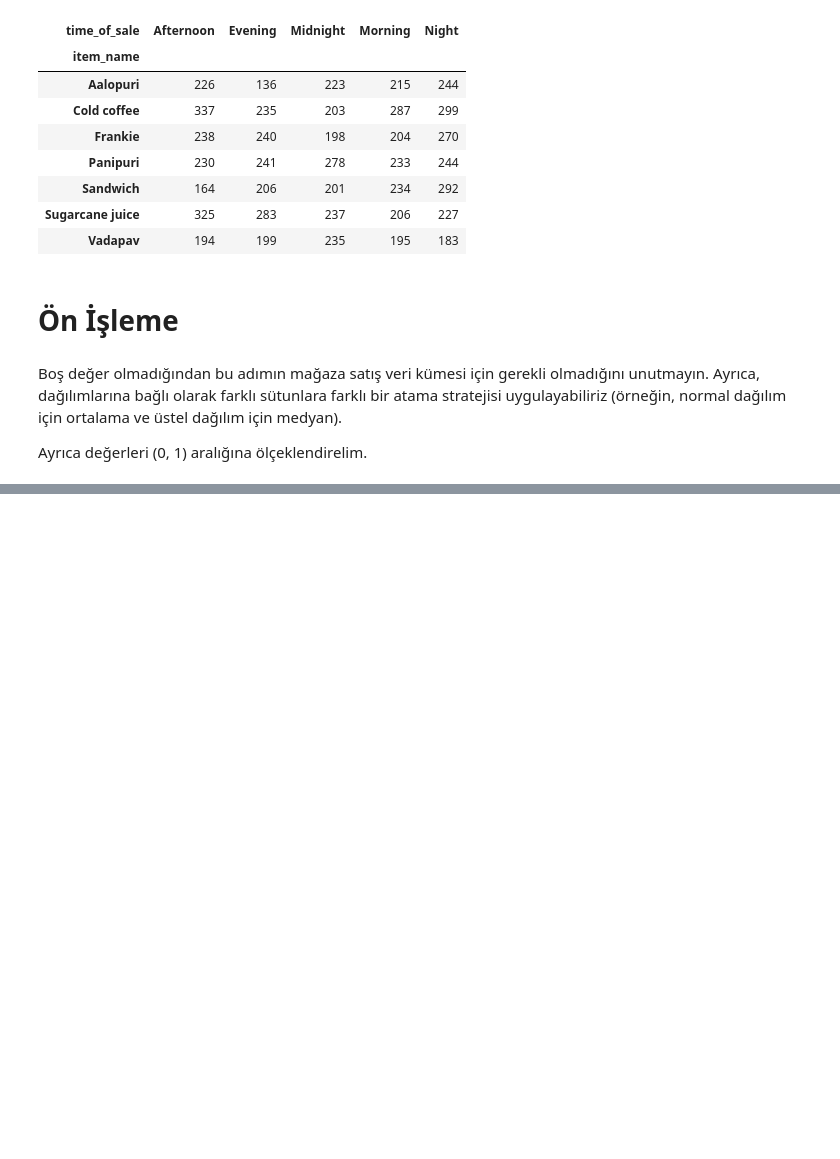
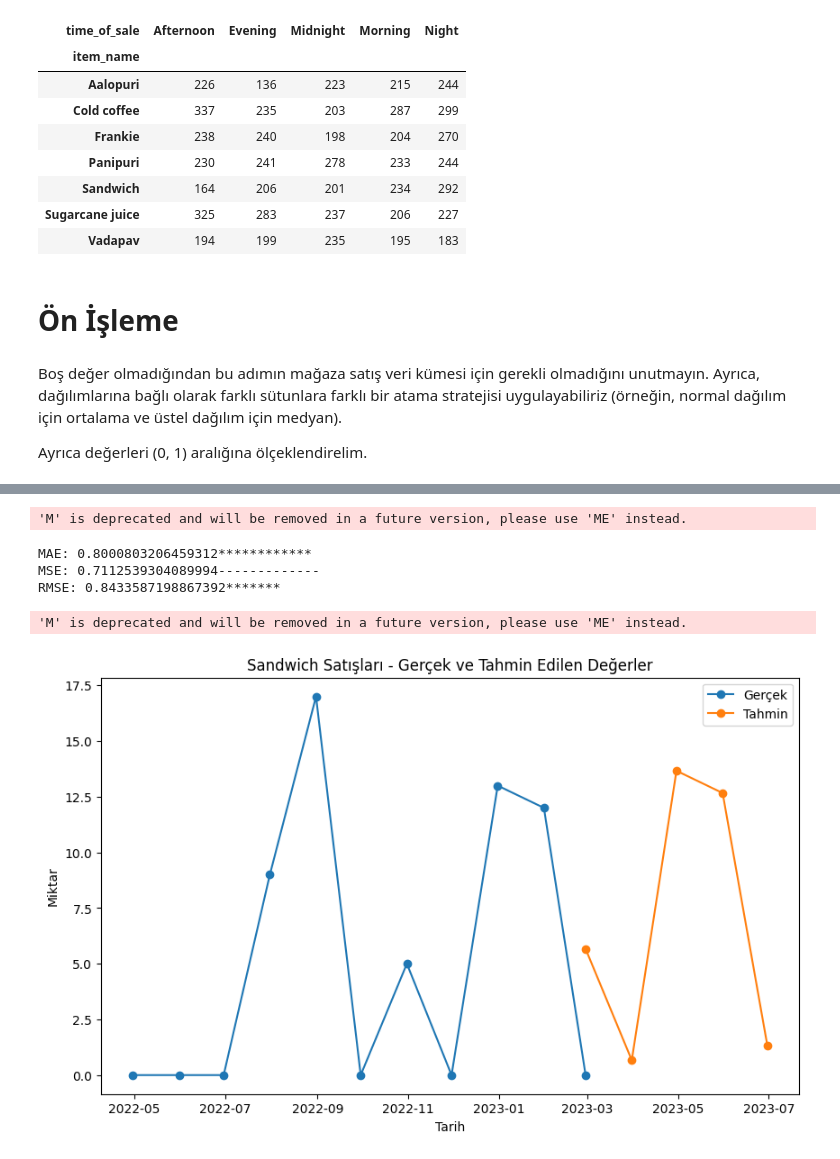
Before and after one commit to ismailcankaratas/RestaurantSalesReport, a Jupyter notebook: app.ipynb, the cells around one changed output, grey strips where cells are left out. Drawn from its saved outputs; the diff is of its cells as text; code cells hidden in the pictures; blank space fills up the shorter version.

```diff
--- a/app.ipynb
+++ b/app.ipynb
@@ -188,0 +338,51 @@ df
+# %%
+from statsmodels.tsa.holtwinters import ExponentialSmoothing
+# 'Sandwich' verilerini filtreleme
+sandwich = monthly_sales.query("item_name == 'Cold coffee'")
+train_sandwich = pd.DataFrame(sandwich[['quantity', 'date']])
+train_sandwich['date'] = pd.to_datetime(train_sandwich['date'])
+train_sandwich.set_index('date', inplace=True)
+train_sandwich.rename(columns={'quantity': 'Value'}, inplace=True)
+
+# Eksik değerleri kontrol etme
+train_sandwich = train_sandwich.asfreq('M')
+train_sandwich['Value'] = train_sandwich['Value'].fillna(0)
+
+# Modeli oluşturma ve eğitme
+model = ExponentialSmoothing(train_sandwich['Value'], trend='add', seasonal='add', seasonal_periods=5)
+model_fit = model.fit(optimized=True)
+
+# Tahmin yapma
+forecast = model_fit.forecast(steps=5)
+
+from sklearn.metrics import mean_absolute_error
+y_true = train_sandwich['Value'][-5:]  # Son 5 gerçek değer
+y_pred = forecast
+mae = mean_absolute_error(y_true, y_pred)
+print(f"MAE: {mae}************")
+
+from sklearn.metrics import mean_squared_error
+mse = mean_squared_error(y_true, y_pred)
+print(f"MSE: {mse}-------------")
+
+rmse = np.sqrt(mse)
+print(f"RMSE: {rmse}*******")
+
+
+# Gerçek ve tahmin edilen değerleri çizme
+plt.figure(figsize=(10, 6))
+plt.plot(train_sandwich.index, train_sandwich['Value'], label='Gerçek', marker='o')
+forecast_index = pd.date_range(start=train_sandwich.index[-1], periods=5, freq='M')
+plt.plot(forecast_index, forecast, label='Tahmin', marker='o')
+plt.xlabel('Tarih')
+plt.ylabel('Miktar')
+plt.title('Sandwich Satışları - Gerçek ve Tahmin Edilen Değerler')
+plt.legend()
+plt.show()
+# %% [output]
+'M' is deprecated and will be removed in a future version, please use 'ME' instead.
+MAE: 0.8000803206459312************
+MSE: 0.7112539304089994-------------
+RMSE: 0.8433587198867392*******
+'M' is deprecated and will be removed in a future version, please use 'ME' instead.
+[figure, added]
```
Also changed, not shown: parts of 17 cells of this notebook.
